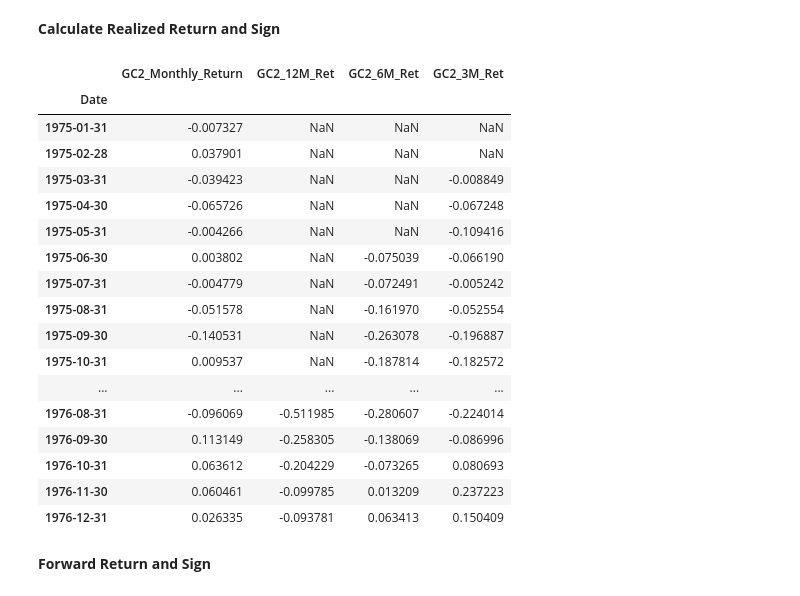
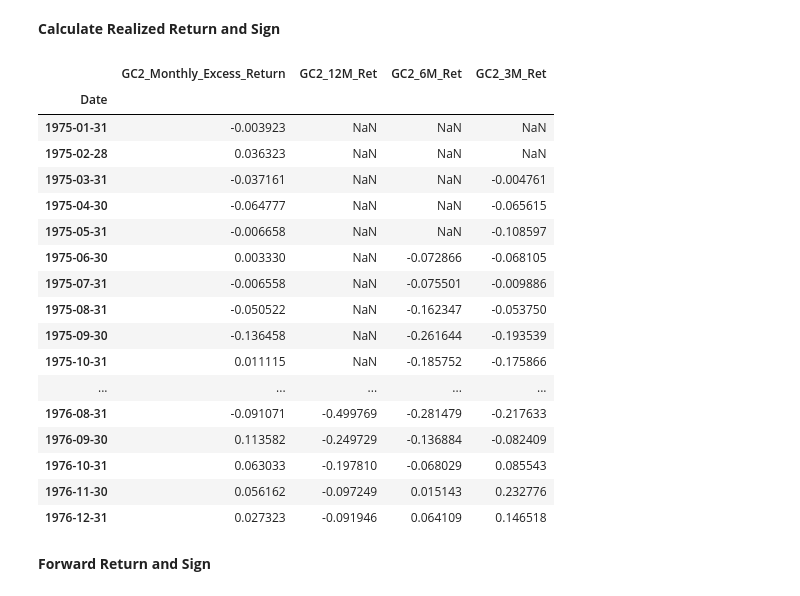
Before and after one commit to alphagoal/Proj_1_gold_futures_ML, a Jupyter notebook: gold_futures_data.ipynb, the cells around one changed output. Drawn from its saved outputs; the diff is of its cells as text; code cells hidden in the pictures.

```diff
--- a/gold_futures_data.ipynb
+++ b/gold_futures_data.ipynb
@@ -384,6 +384,6 @@ log_return_df = np.log(bbg_df.drop(columns=keep_columns, errors='ignore')).diff(
 # Combine the original values of the specified columns with the log returns of the remaining columns
 bbg_df_log_rets = pd.concat([log_return_df,bbg_df[keep_columns]], axis=1)
 bbg_df_log_rets = bbg_df_log_rets.iloc[1:]
-bbg_df_log_rets = bbg_df_log_rets.rename(columns={'GC1_PX_Last': 'GC1_Monthly_Return','GC2_PX_Last': 'GC2_Monthly_Return'}) #Update column name first, although up to this point is still daily data
+bbg_df_log_rets = bbg_df_log_rets.rename(columns={'GC1_PX_Last': 'GC1_Monthly_raw_Return','GC2_PX_Last': 'GC2_Monthly_raw_Return'}) #Update column name first, although up to this point is still daily data
 bbg_df_log_rets
 # %% [output]
@@ -441,8 +441,8 @@ bbg_df_monthly_only
 # %% [markdown]
 **Subtract Monthly Return with Risk-Free Return**
 # %%
-bbg_df_monthly_only['GC1_Monthly_Return'] = bbg_df_monthly_only['GC1_Monthly_Return'] - bbg_df_monthly_only['1M_risk_free_ret_realized']
-bbg_df_monthly_only['GC2_Monthly_Return'] = bbg_df_monthly_only['GC2_Monthly_Return'] - bbg_df_monthly_only['1M_risk_free_ret_realized']
+bbg_df_monthly_only['GC1_Monthly_Excess_Return'] = bbg_df_monthly_only['GC1_Monthly_raw_Return'] - bbg_df_monthly_only['1M_risk_free_ret_realized']
+bbg_df_monthly_only['GC2_Monthly_Excess_Return'] = bbg_df_monthly_only['GC1_Monthly_raw_Return'] - bbg_df_monthly_only['1M_risk_free_ret_realized']
 
 bbg_df_monthly_only
 # %% [output]
@@ -466,24 +466,24 @@ bbg_df_monthly_only
 **Calculate Realized Return and Sign**
 # %%
 #1M Return
-bbg_df_monthly_only['GC1_1M_Ret'] = bbg_df_monthly_only['GC1_Monthly_Return']
-bbg_df_monthly_only['GC2_1M_Ret'] = bbg_df_monthly_only['GC2_Monthly_Return']
+bbg_df_monthly_only['GC1_1M_Ret'] = bbg_df_monthly_only['GC1_Monthly_Excess_Return']
+bbg_df_monthly_only['GC2_1M_Ret'] = bbg_df_monthly_only['GC2_Monthly_Excess_Return']
 
 # 1M sign
-bbg_df_monthly_only['GC1_1M_Sign'] = np.sign(bbg_df_monthly_only['GC1_Monthly_Return'])
-bbg_df_monthly_only['GC2_1M_Sign'] = np.sign(bbg_df_monthly_only['GC2_Monthly_Return'])
+bbg_df_monthly_only['GC1_1M_Sign'] = np.sign(bbg_df_monthly_only['GC1_Monthly_Excess_Return'])
+bbg_df_monthly_only['GC2_1M_Sign'] = np.sign(bbg_df_monthly_only['GC2_Monthly_Excess_Return'])
 
 #--------------------
 
 # 3M return (log return accumulates by summation)
 bbg_df_monthly_only['GC1_3M_Ret'] = (
-    bbg_df_monthly_only['GC1_Monthly_Return']
+    bbg_df_monthly_only['GC1_Monthly_Excess_Return']
     .rolling(window=3)
     .sum()
 )
 
 bbg_df_monthly_only['GC2_3M_Ret'] = (
-    bbg_df_monthly_only['GC2_Monthly_Return']
+    bbg_df_monthly_only['GC2_Monthly_Excess_Return']
     .rolling(window=3)
     .sum()
 )
@@ -496,61 +496,61 @@ bbg_df_monthly_only['GC2_3M_Sign'] = np.sign(bbg_df_monthly_only['GC2_3M_Ret'])
 
 # 6M return (log return accumulates by summation)
 bbg_df_monthly_only['GC1_6M_Ret'] = (
-    bbg_df_monthly_only['GC1_Monthly_Return']
+    bbg_df_monthly_only['GC1_Monthly_Excess_Return']
     .rolling(window=6)
     .sum()
 )
 bbg_df_monthly_only['GC2_6M_Ret'] = (
-    bbg_df_monthly_only['GC2_Monthly_Return']
+    bbg_df_monthly_only['GC2_Monthly_Excess_Return']
     .rolling(window=6)
     .sum()
 )
 # Calculate 6M sign
 bbg_df_monthly_only['GC1_6M_Sign'] = np.sign(bbg_df_monthly_only['GC1_6M_Ret'])
 bbg_df_monthly_only['GC2_6M_Sign'] = np.sign(bbg_df_monthly_only['GC2_6M_Ret'])
 
 #--------------------
 
 # 12M return (log return accumulates by summation)
 bbg_df_monthly_only['GC1_12M_Ret'] = (
-    bbg_df_monthly_only['GC1_Monthly_Return']
+    bbg_df_monthly_only['GC1_Monthly_Excess_Return']
     .rolling(window=12)
     .sum()
 )
 bbg_df_monthly_only['GC2_12M_Ret'] = (
-    bbg_df_monthly_only['GC2_Monthly_Return']
+    bbg_df_monthly_only['GC2_Monthly_Excess_Return']
     .rolling(window=12)
     .sum()
 )
 
 
 # Calculate 12M sign
 bbg_df_monthly_only['GC1_12M_Sign'] = np.sign(bbg_df_monthly_only['GC1_12M_Ret'])
 bbg_df_monthly_only['GC2_12M_Sign'] = np.sign(bbg_df_monthly_only['GC2_12M_Ret'])
 
 
 #checking log return
-bbg_df_monthly_only[['GC2_Monthly_Return','GC2_12M_Ret','GC2_6M_Ret','GC2_3M_Ret']].head(24)
+bbg_df_monthly_only[['GC2_Monthly_Excess_Return','GC2_12M_Ret','GC2_6M_Ret','GC2_3M_Ret']].head(24)
 #bbg_df_monthly_only
 # %% [output]
-|  | GC2_Monthly_Return | GC2_12M_Ret | GC2_6M_Ret | GC2_3M_Ret |
+|  | GC2_Monthly_Excess_Return | GC2_12M_Ret | GC2_6M_Ret | GC2_3M_Ret |
 | Date |  |  |  |  |
-| 1975-01-31 | -0.007327 | NaN | NaN | NaN |
-| 1975-02-28 | 0.037901 | NaN | NaN | NaN |
-| 1975-03-31 | -0.039423 | NaN | NaN | -0.008849 |
-| 1975-04-30 | -0.065726 | NaN | NaN | -0.067248 |
-| 1975-05-31 | -0.004266 | NaN | NaN | -0.109416 |
-| 1975-06-30 | 0.003802 | NaN | -0.075039 | -0.066190 |
-| 1975-07-31 | -0.004779 | NaN | -0.072491 | -0.005242 |
-| 1975-08-31 | -0.051578 | NaN | -0.161970 | -0.052554 |
-| 1975-09-30 | -0.140531 | NaN | -0.263078 | -0.196887 |
-| 1975-10-31 | 0.009537 | NaN | -0.187814 | -0.182572 |
+| 1975-01-31 | -0.003923 | NaN | NaN | NaN |
+| 1975-02-28 | 0.036323 | NaN | NaN | NaN |
+| 1975-03-31 | -0.037161 | NaN | NaN | -0.004761 |
+| 1975-04-30 | -0.064777 | NaN | NaN | -0.065615 |
+| 1975-05-31 | -0.006658 | NaN | NaN | -0.108597 |
+| 1975-06-30 | 0.003330 | NaN | -0.072866 | -0.068105 |
+| 1975-07-31 | -0.006558 | NaN | -0.075501 | -0.009886 |
+| 1975-08-31 | -0.050522 | NaN | -0.162347 | -0.053750 |
+| 1975-09-30 | -0.136458 | NaN | -0.261644 | -0.193539 |
+| 1975-10-31 | 0.011115 | NaN | -0.185752 | -0.175866 |
 | ... | ... | ... | ... | ... |
-| 1976-08-31 | -0.096069 | -0.511985 | -0.280607 | -0.224014 |
-| 1976-09-30 | 0.113149 | -0.258305 | -0.138069 | -0.086996 |
-| 1976-10-31 | 0.063612 | -0.204229 | -0.073265 | 0.080693 |
-| 1976-11-30 | 0.060461 | -0.099785 | 0.013209 | 0.237223 |
-| 1976-12-31 | 0.026335 | -0.093781 | 0.063413 | 0.150409 |
+| 1976-08-31 | -0.091071 | -0.499769 | -0.281479 | -0.217633 |
+| 1976-09-30 | 0.113582 | -0.249729 | -0.136884 | -0.082409 |
+| 1976-10-31 | 0.063033 | -0.197810 | -0.068029 | 0.085543 |
+| 1976-11-30 | 0.056162 | -0.097249 | 0.015143 | 0.232776 |
+| 1976-12-31 | 0.027323 | -0.091946 | 0.064109 | 0.146518 |
 # %% [markdown]
 **Forward Return and Sign**
 # %%
```
Also changed, not shown: parts of 84 cells of this notebook, 6 other files.
